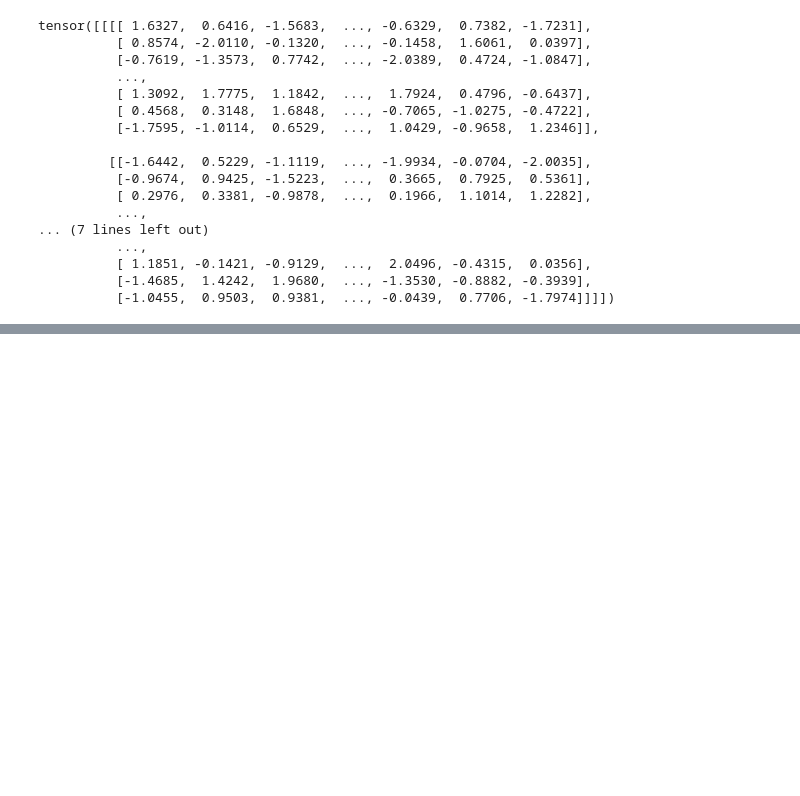
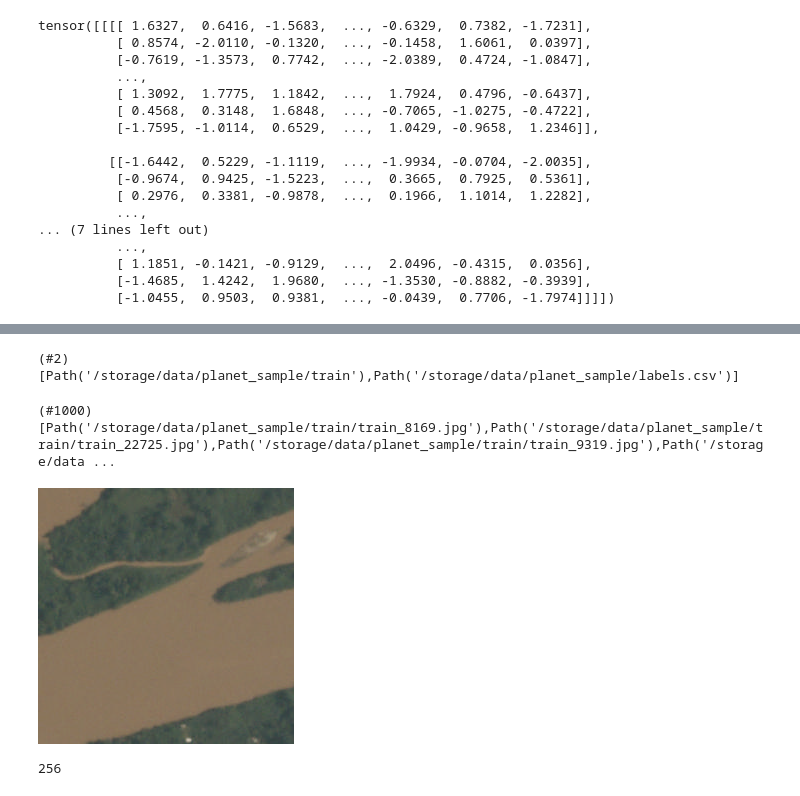
Before and after one commit to Ladivcr/Neural-network-class, a Jupyter notebook: ExaminandoRedes.ipynb, the cells around one changed output, grey strips where cells are left out. Drawn from its saved outputs; the diff is of its cells as text; code cells hidden in the pictures; blank space fills up the shorter version.

Commit message:
Predicción del amazonas

```diff
--- a/ExaminandoRedes.ipynb
+++ b/ExaminandoRedes.ipynb
@@ -1039,0 +1057,21 @@ learn.model = nn.Sequential(Normalizer(), learn.model)
+# %%
+path = fv.untar_data(fv.URLs.PLANET_SAMPLE)
+# %%
+path.ls()
+# %% [output]
+(#2) [Path('/storage/data/planet_sample/train'),Path('/storage/data/planet_sample/labels.csv')]
+# %%
+(path/'train').ls()
+# %% [output]
+(#1000) [Path('/storage/data/planet_sample/train/train_8169.jpg'),Path('/storage/data/planet_sample/train/train_22725.jpg'),Path('/storage/data/planet_sample/train/train_9319.jpg'),Path('/storage/data ...
+# %%
+# Cargamos las imagenes satelitales del amazonas
+imgs = (path/'train').ls()
+# %%
+fv.PILImage.create(imgs[19])
+# %% [output]
+[figure, added]
+# %%
+fv.PILImage.create(imgs[19]).width
+# %% [output]
+256
```
Also changed, not shown: parts of 43 cells of this notebook.
